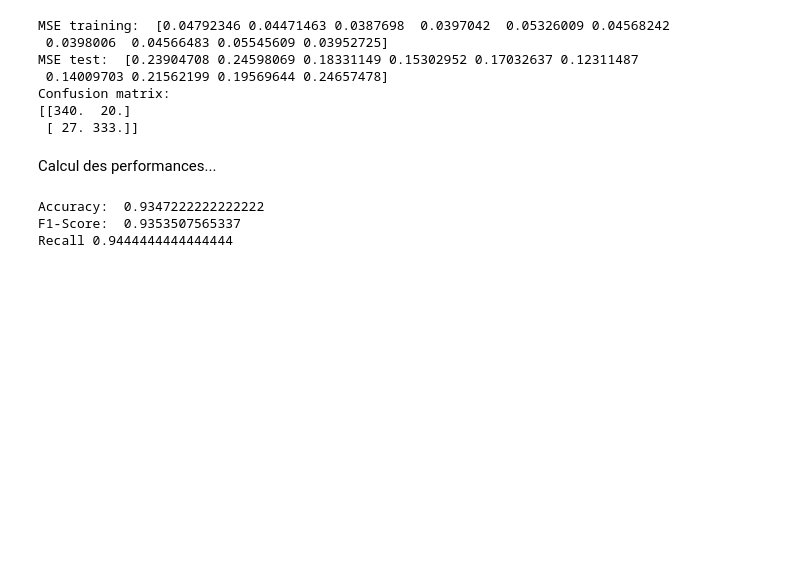
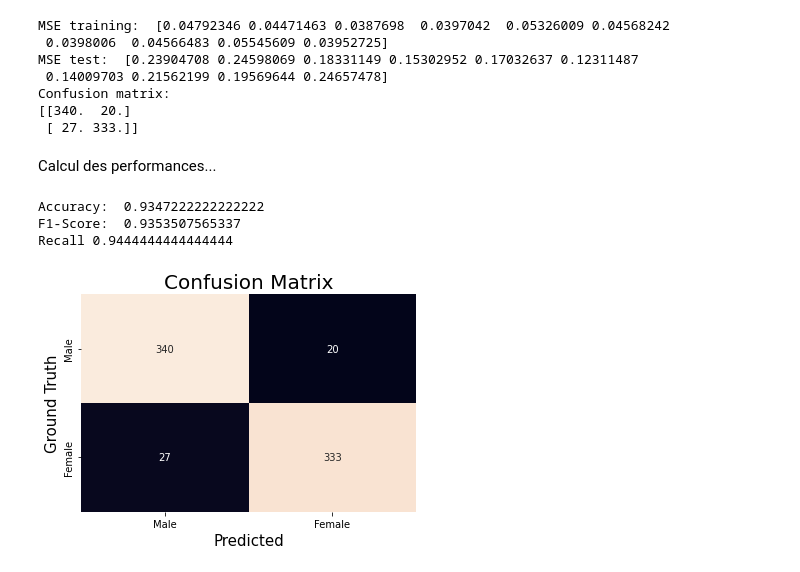
Before and after one commit to Nelson-Jnrnd/ARN_L3, a Jupyter notebook: notebooks/experience_1.ipynb, the cells around one changed output. Cells and saved outputs as stored; diff of their text form; code cells hidden in the pictures; blank space fills up the shorter version.

```diff
--- a/notebooks/experience_1.ipynb
+++ b/notebooks/experience_1.ipynb
@@ -486,11 +488,20 @@ Calcul des performances...
 # %%
 import sklearn.metrics as metrics
 
 # Rows are the actual class and columns are the predicted class
 print("Accuracy: ", metrics.accuracy_score(y_true, y_pred))
 print("F1-Score: ", metrics.f1_score(y_true, y_pred))
 print("Recall", metrics.recall_score(y_true, y_pred))
+
+classes = ['Male', 'Female']
+ax = sns.heatmap(conf_mat, annot=True, cbar=False, fmt=".3g", xticklabels=classes, yticklabels=classes)
+pl.title('Confusion Matrix', fontsize = 20) # title with fontsize 20
+pl.xlabel('Predicted', fontsize = 15) # x-axis label with fontsize 15
+pl.ylabel('Ground Truth', fontsize = 15) # y-axis label with fontsize 15
+
+pl.show()
 # %% [output]
 Accuracy:  0.9347222222222222
 F1-Score:  0.9353507565337
 Recall 0.9444444444444444
+[figure, added]
```
Also changed, not shown: parts of 4 cells of this notebook.
